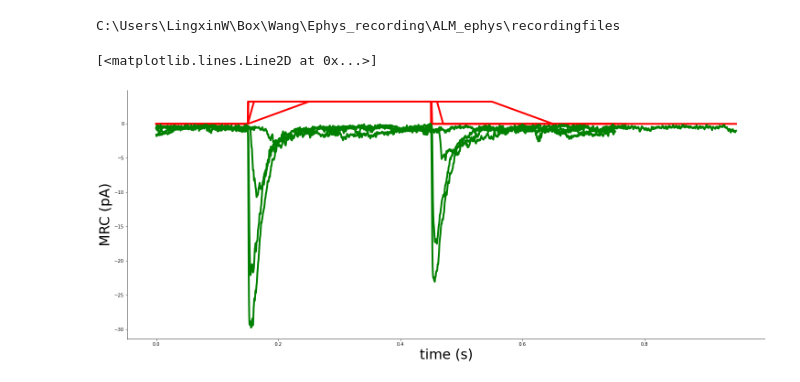
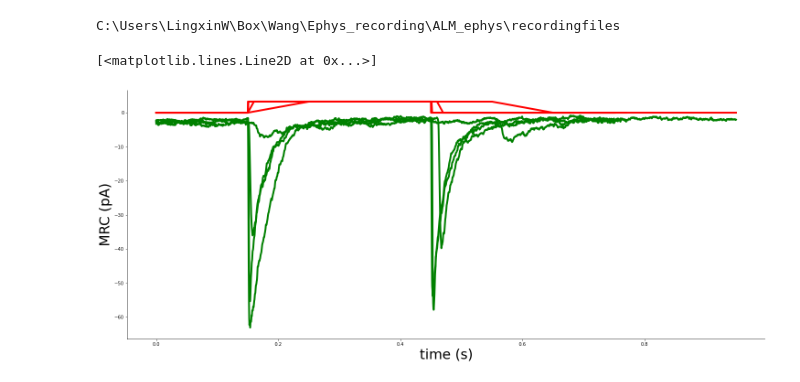
Before and after one commit to Lingxin-hub/EphysAnalysis, a Jupyter notebook: ExtractingTrapZoidalData_OFF.ipynb, the cells around one changed output. Saved outputs shown, nothing was run; the diff lists cells and outputs as text; code cells hidden in the pictures.

```diff
--- a/ExtractingTrapZoidalData_OFF.ipynb
+++ b/ExtractingTrapZoidalData_OFF.ipynb
@@ -18,24 +18,24 @@ cd ~/Box/Wang/Ephys_recording/ALM_ephys/recordingfiles
 # %% [output]
 C:\Users\LingxinW\Box\Wang\Ephys_recording\ALM_ephys\recordingfiles
 # %%
-myfile = heka_reader.Bundle ('190926.dat') # pick one specific recording file
+myfile = heka_reader.Bundle ('191030.dat') # pick one specific recording file
 # %%
 
 
 # Here is to analysis the Trapzoidal data in TrapRate X10
 
-g=2 # group number -1
+g=3 # group number -1
 
-x1 = np.arange(len(myfile.data[g,21,0,1]))/10000
-x2 = np.arange(len(myfile.data[g,21,1,1]))/10000
-x3 = np.arange(len(myfile.data[g,21,2,1]))/10000
-x4 = np.arange(len(myfile.data[g,21,3,1]))/10000
+x1 = np.arange(len(myfile.data[g,32,0,1]))/10000
+x2 = np.arange(len(myfile.data[g,32,1,1]))/10000
+x3 = np.arange(len(myfile.data[g,32,2,1]))/10000
+x4 = np.arange(len(myfile.data[g,32,3,1]))/10000
 #x5 = np.arange(len(myfile.data[2,21,4,1]))/10000
 
-y1=stim_trap_swp1 = myfile.data[g,21,0,1]
-y2=stim_trap_swp2 = myfile.data[g,21,1,1]
-y3=stim_trap_swp3 = myfile.data[g,21,2,1]
-y4=stim_trap_swp4 = myfile.data[g,21,3,1]
+y1=stim_trap_swp1 = myfile.data[g,32,0,1]
+y2=stim_trap_swp2 = myfile.data[g,32,1,1]
+y3=stim_trap_swp3 = myfile.data[g,32,2,1]
+y4=stim_trap_swp4 = myfile.data[g,32,3,1]
 #stim_trap_swp5 = myfile.data[2,21,4,1]
 
 # creat empty list of 1-5 sweeps and later put all three sweeps into this empty list
@@ -47,7 +47,7 @@ sw4 = []
 sw5 = []
 
 # create a for loop to collect 1-4 sweeps in three series
-n=[21,26,31]
+n=[32,37,42]
 for i in n:
     sw1.append(myfile.data[g,i,0,0]*1000000000000)
     sw2.append(myfile.data[g,i,1,0]*1000000000000)
@@ -57,10 +57,10 @@ for i in n:
 
 # Now calculate the mean of three repeats by averaging the nested lists (lists in lists)
 # here I just want to print to give one expample of the mean of three same sweeps, here sweep #1.
-xc1 = np.arange(len(myfile.data[g,21,0,0]))/10000
-xc2 = np.arange(len(myfile.data[g,21,1,0]))/10000
-xc3 = np.arange(len(myfile.data[g,21,2,0]))/10000
-xc4 = np.arange(len(myfile.data[g,21,3,0]))/10000
+xc1 = np.arange(len(myfile.data[g,32,0,0]))/10000
+xc2 = np.arange(len(myfile.data[g,32,1,0]))/10000
+xc3 = np.arange(len(myfile.data[g,32,2,0]))/10000
+xc4 = np.arange(len(myfile.data[g,32,3,0]))/10000
 #xc5 = np.arange(len(myfile.data[2,21,4,0]))/10000
 
 sw1_mean = (sw1[0]+sw1[1]+sw1[2])/3
@@ -70,34 +70,34 @@ sw4_mean = (sw4[0]+sw4[1]+sw4[2])/3
 #sw5_mean = (sw5[0]+sw5[1]+sw5[2])/3
 
 trap_swps.append(sw1_mean)
 trap_swps.append(sw2_mean)
 trap_swps.append(sw3_mean)
 trap_swps.append(sw4_mean)
 #trap_swps.append(sw1_mean)
 
 # plot the averaged traces
 
 fig, ax = plt.subplots (figsize=(25,10)) # set figure size
 ax.spines ['top'].set_visible (False)
 ax.spines ['right'].set_visible (False)
 ax.set_xlabel ('time (s)', fontsize = 30)
 ax.set_ylabel ('MRC (pA)', fontsize = 30)
 
 #plt.plot (x, y1, 'o', markersize = 8, color = 'b')
 plt.plot (x1, stim_trap_swp1, 'r-', lw=4)
 plt.plot (x2, stim_trap_swp2, 'r-', lw=4)
 plt.plot (x3, stim_trap_swp3, 'r-', lw=4)
 plt.plot (x4, stim_trap_swp4, 'r-', lw=4)
 #plt.plot (x5, stim_trap_swp5, 'r-', lw=4)
 
 plt.plot (xc1, gaussian_filter (sw1_mean, 3), 'g-', lw=4)
 plt.plot (xc2, gaussian_filter (sw2_mean, 3), 'g-', lw=4)
 plt.plot (xc3, gaussian_filter (sw3_mean, 3), 'g-', lw=4)
 plt.plot (xc4, gaussian_filter (sw4_mean, 3), 'g-', lw=4)
 #plt.plot (xc5, gaussian_filter (sw5_mean, 3), 'g-', lw=4)
 # %% [output]
 [<matplotlib.lines.Line2D at 0x...>]
-[figure, old version]
+[figure, new version]
 # %%
 (np.argmax(-gaussian_filter(trap_swps[0][4000:6000],3))+4000)/10000
 (np.argmin(np.diff(gaussian_filter(np.diff(y1[4000:6000]),3)))+4000)/10000
```
Also changed, not shown: parts of 17 cells of this notebook, 1 other file.
